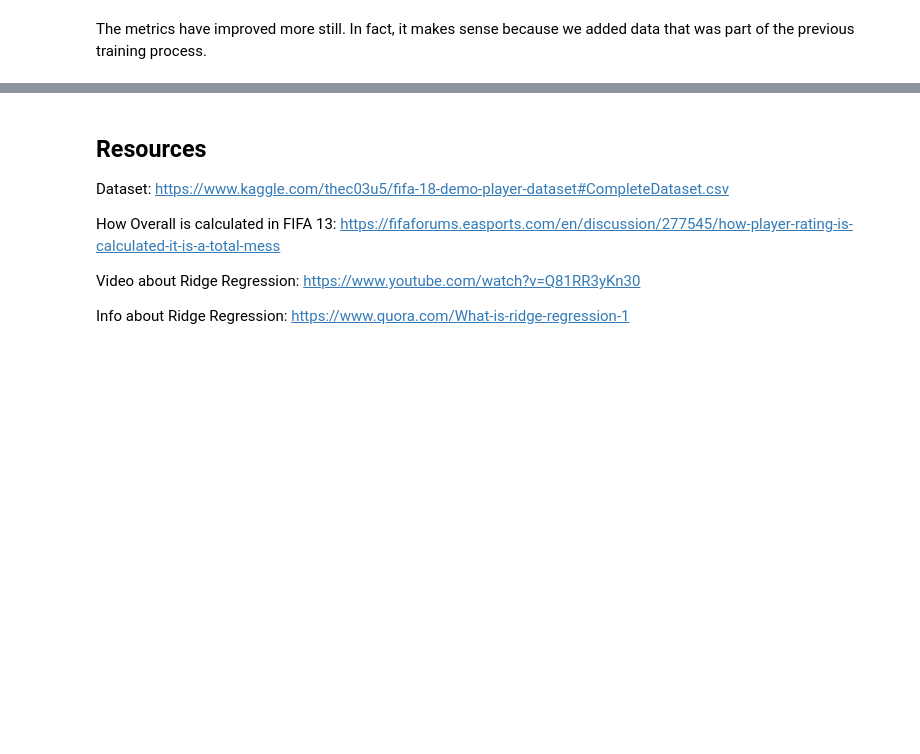
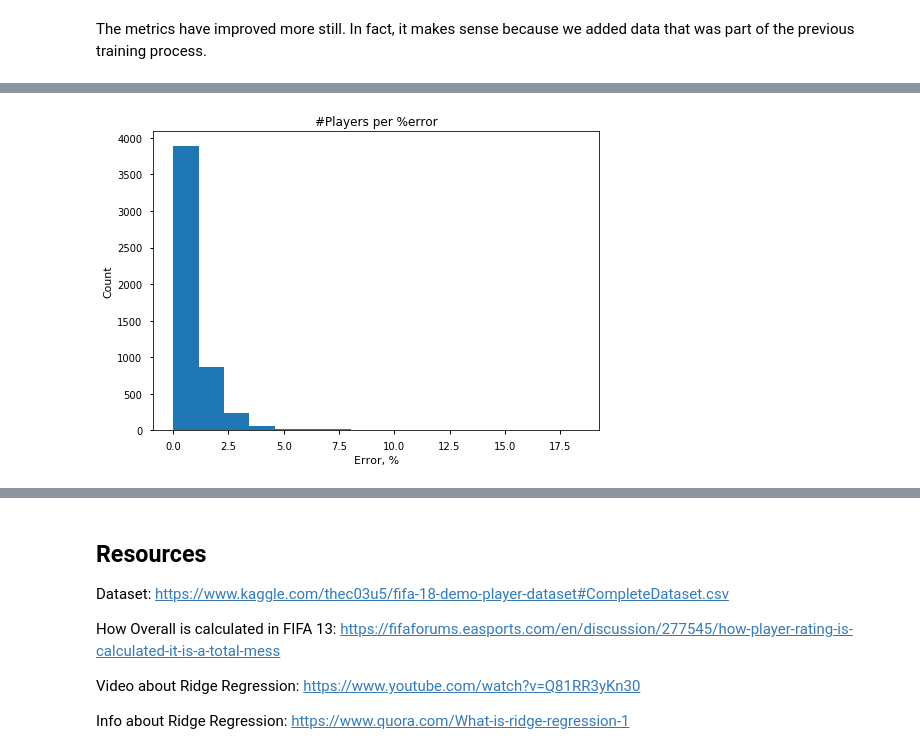
Before and after one commit to KostadinovK/Football-Players-Overall-Predictor, a Jupyter notebook: Football-Players-Overall-Predictor.ipynb, the cells around one changed output, grey strips where cells are left out. Drawn from its saved outputs; the diff is of its cells as text; code cells hidden in the pictures; blank space fills up the shorter version.

```diff
--- a/Football-Players-Overall-Predictor.ipynb
+++ b/Football-Players-Overall-Predictor.ipynb
@@ -548,0 +560,8 @@ The metrics have improved more still. In fact, it makes sense because we added d
+# %%
+plt.hist(test.ErrorPercentage, bins=16)
+plt.title("#Players per %error")
+plt.xlabel("Error, %")
+plt.ylabel("Count")
+plt.show()
+# %% [output]
+[figure, added]
```
Also changed, not shown: parts of 24 cells of this notebook.
